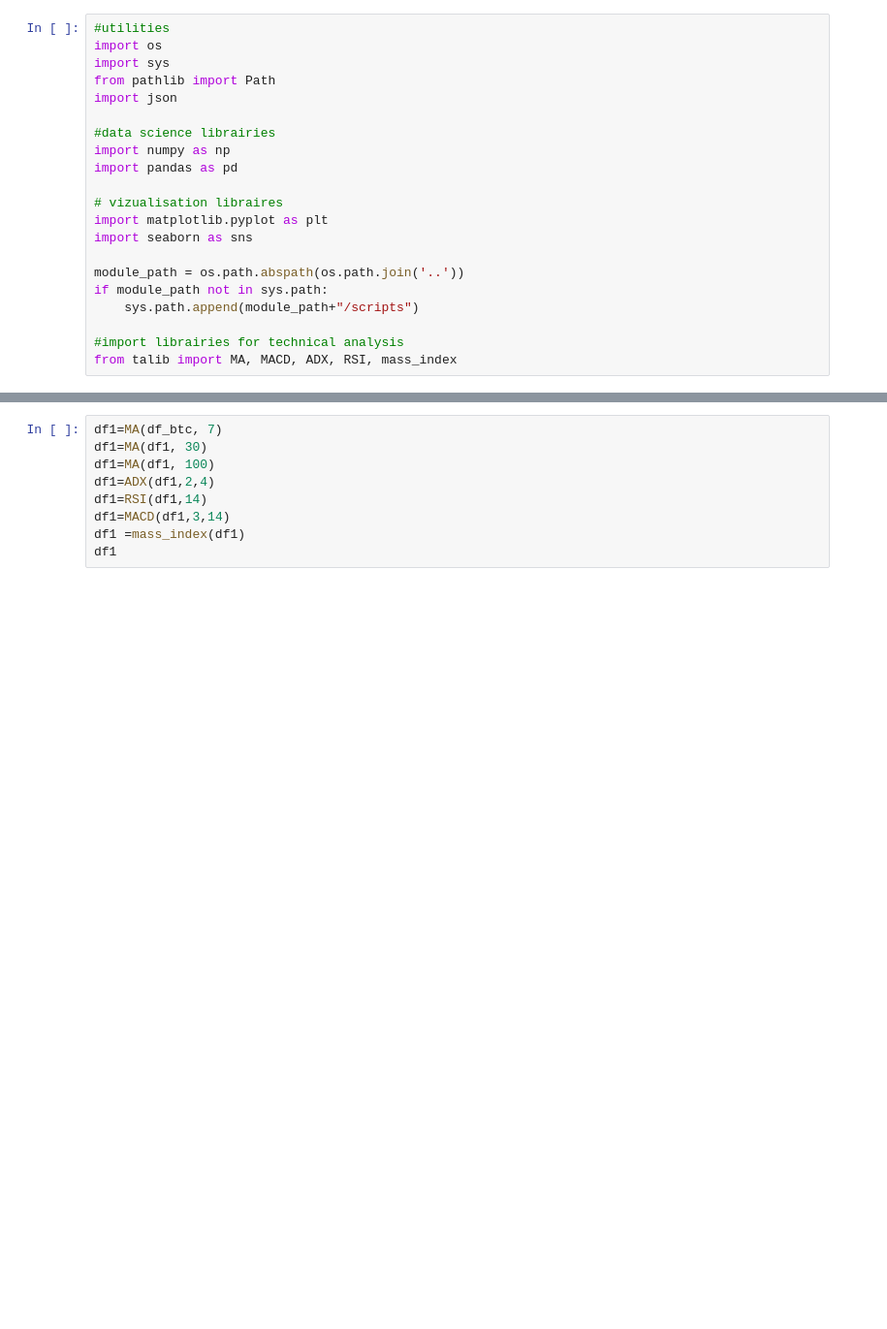
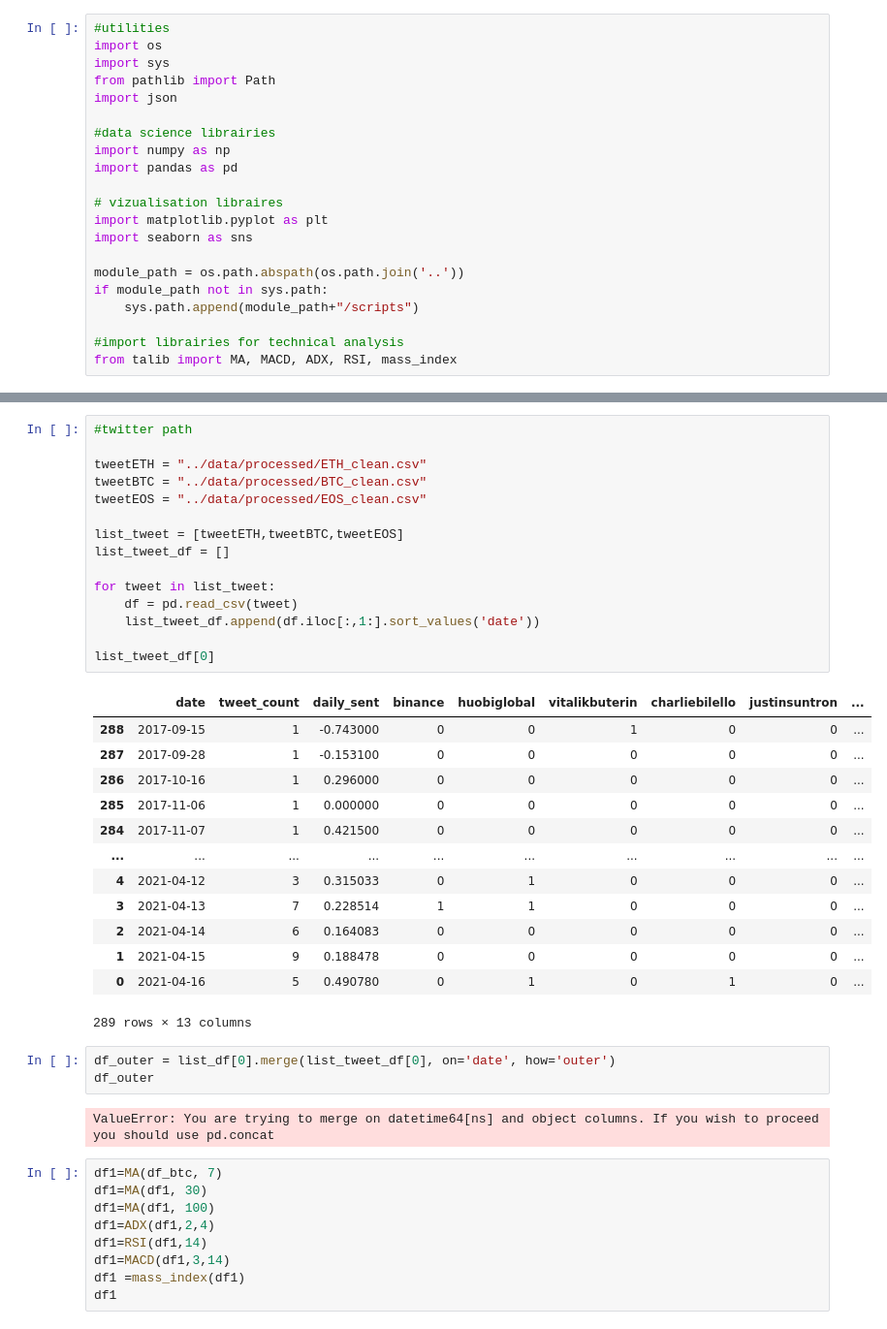
Before and after one commit to dim3003/data-analysis-crypto, a Jupyter notebook: notebooks/gp_notebooks.ipynb, the cells around one changed output, grey strips where cells are left out. Shown at 97% size. Cells and saved outputs as stored; diff of their text form; blank space fills up the shorter version.

```diff
--- a/notebooks/gp_notebooks.ipynb
+++ b/notebooks/gp_notebooks.ipynb
@@ -59,3 +65,37 @@ df_btc.index[-1]
+# %%
+#twitter path
+
+tweetETH = "../data/processed/ETH_clean.csv"
+tweetBTC = "../data/processed/BTC_clean.csv"
+tweetEOS = "../data/processed/EOS_clean.csv"
+
+list_tweet = [tweetETH,tweetBTC,tweetEOS]
+list_tweet_df = []
+
+for tweet in list_tweet:
+    df = pd.read_csv(tweet)
+    list_tweet_df.append(df.iloc[:,1:].sort_values('date'))
+
+list_tweet_df[0]
+# %% [output]
+|  | date | tweet_count | daily_sent | binance | huobiglobal | vitalikbuterin | charliebilello | justinsuntron | ... |
+| 288 | 2017-09-15 | 1 | -0.743000 | 0 | 0 | 1 | 0 | 0 | ... |
+| 287 | 2017-09-28 | 1 | -0.153100 | 0 | 0 | 0 | 0 | 0 | ... |
+| 286 | 2017-10-16 | 1 | 0.296000 | 0 | 0 | 0 | 0 | 0 | ... |
+| 285 | 2017-11-06 | 1 | 0.000000 | 0 | 0 | 0 | 0 | 0 | ... |
+| 284 | 2017-11-07 | 1 | 0.421500 | 0 | 0 | 0 | 0 | 0 | ... |
+| ... | ... | ... | ... | ... | ... | ... | ... | ... | ... |
+| 4 | 2021-04-12 | 3 | 0.315033 | 0 | 1 | 0 | 0 | 0 | ... |
+| 3 | 2021-04-13 | 7 | 0.228514 | 1 | 1 | 0 | 0 | 0 | ... |
+| 2 | 2021-04-14 | 6 | 0.164083 | 0 | 0 | 0 | 0 | 0 | ... |
+| 1 | 2021-04-15 | 9 | 0.188478 | 0 | 0 | 0 | 0 | 0 | ... |
+| 0 | 2021-04-16 | 5 | 0.490780 | 0 | 1 | 0 | 1 | 0 | ... |
+289 rows × 13 columns
+# %%
+df_outer = list_df[0].merge(list_tweet_df[0], on='date', how='outer')
+df_outer
+# %% [output]
+ValueError: You are trying to merge on datetime64[ns] and object columns. If you wish to proceed you should use pd.concat
 # %%
 df1=MA(df_btc, 7)
 df1=MA(df1, 30)
```
Also changed, not shown: parts of 3 cells of this notebook, 15 other files.
